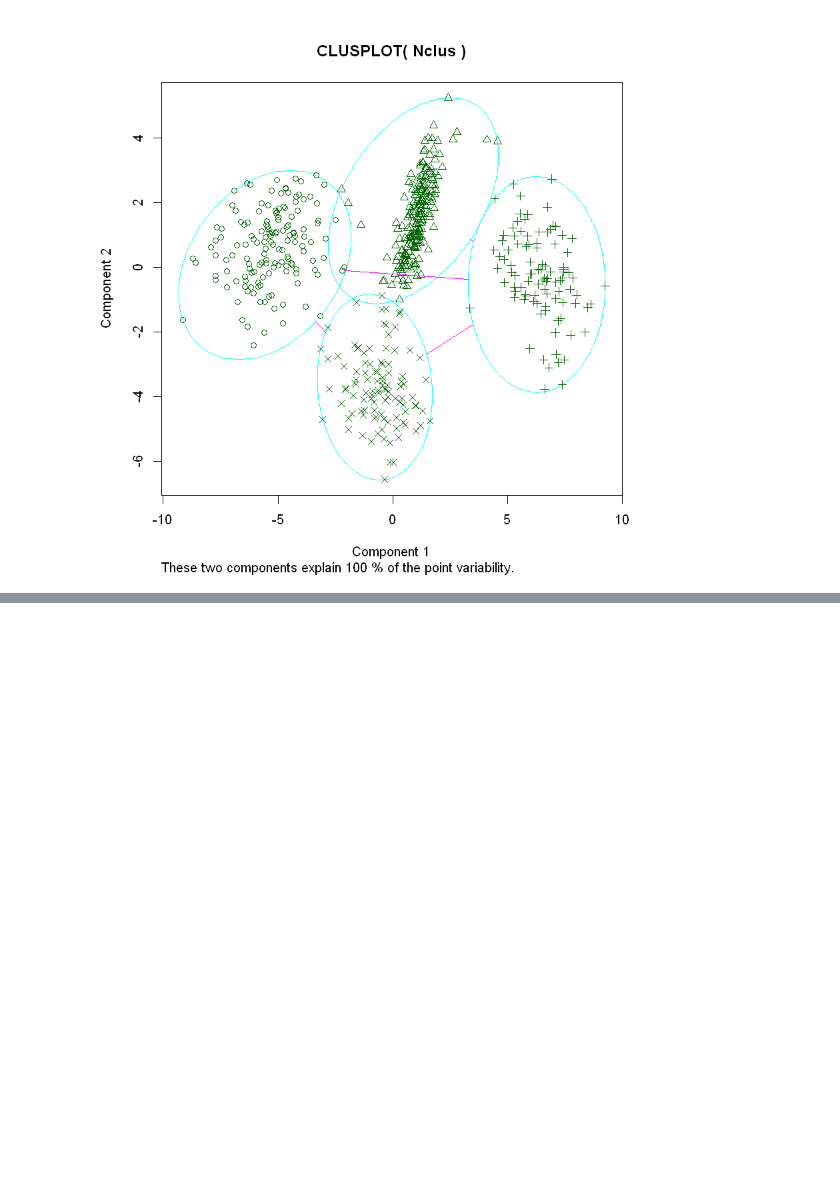
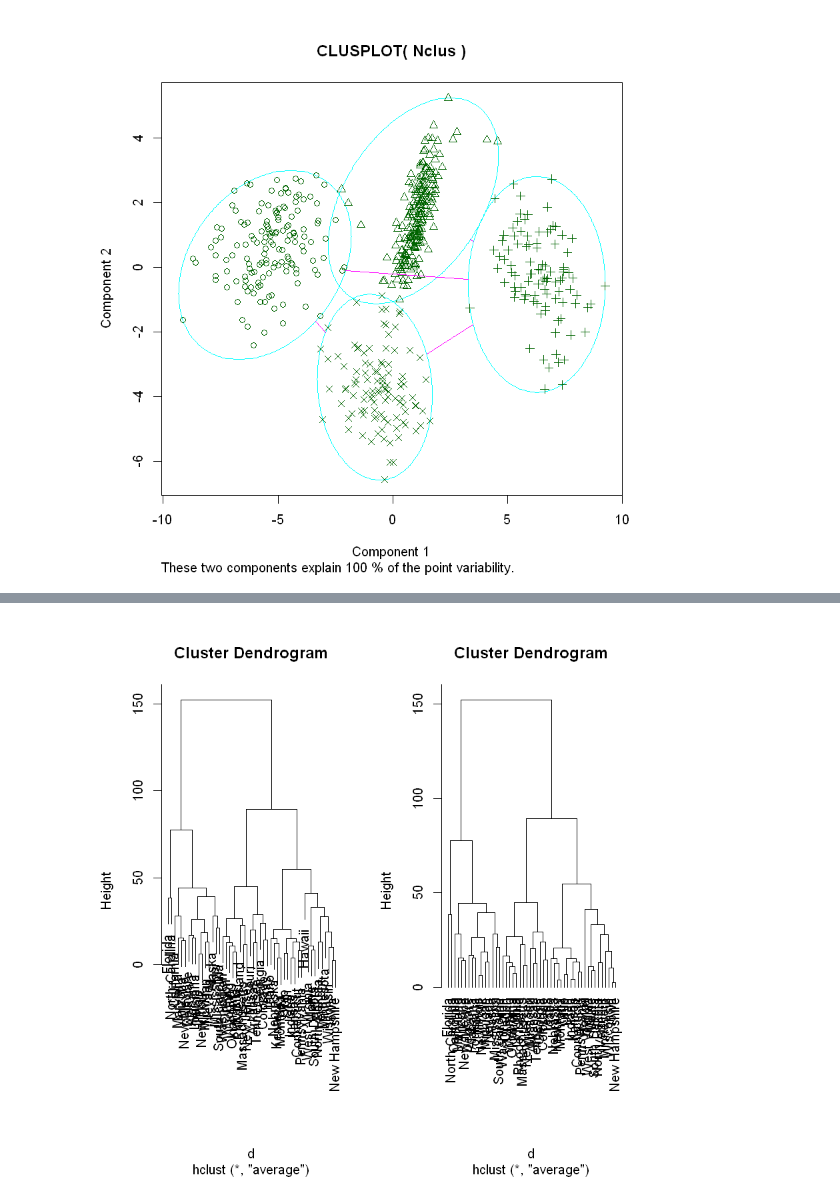
Before and after one commit to leejungmu/first-repository, a Jupyter notebook: clustering.ipynb, the cells around one changed output, grey strips where cells are left out. Drawn from its saved outputs; the diff is of its cells as text; code cells hidden in the pictures; blank space fills up the shorter version.

```diff
--- a/clustering.ipynb
+++ b/clustering.ipynb
@@ -369,0 +391,10 @@ Warning message:
+# %%
+d <- dist(USArrests, method = "euclidean")
+fit <- hclust(d, method = "ave")
+# %%
+par(mfrow = c(1, 2))
+plot(fit)
+plot(fit, hang = -1)
+par(mfrow = c(1, 1))
+# %% [output]
+[figure, added]
```
Also changed, not shown: parts of 23 cells of this notebook.
